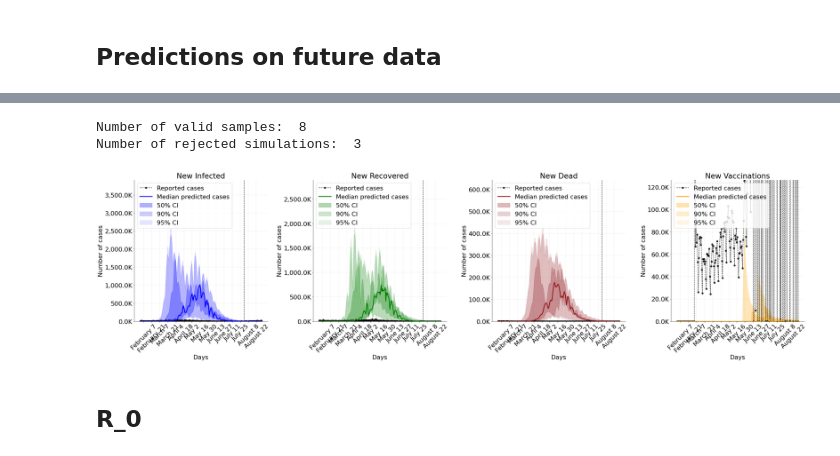
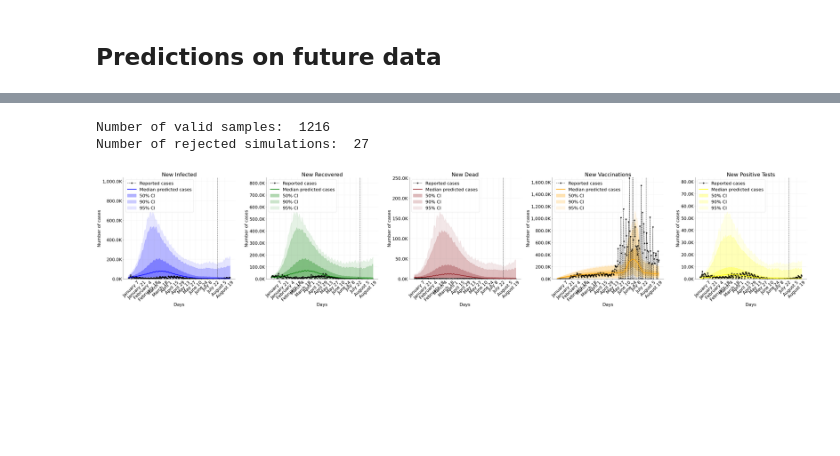
Before and after one commit to totalimba/aml, a Jupyter notebook: Code/VaccinationModel.ipynb, the cells around one changed output, grey strips where cells are left out. Cells and saved outputs as stored; diff of their text form; code cells hidden in the pictures; blank space fills up the shorter version.

```diff
--- a/Code/VaccinationModel.ipynb
+++ b/Code/VaccinationModel.ipynb
@@ -491,7 +487,7 @@ inv_meta = {
     'w_decay': 0.0,
     'initializer': 'glorot_uniform'
 }
-n_summary = 192
+n_summary = 200
 n_inv_blocks = 6
 
 param_names = [r'$t_1$', r'$t_2$', r'$t_3$', r'$t_4$',
@@ -502,7 +498,7 @@ param_names = [r'$t_1$', r'$t_2$', r'$t_3$', r'$t_4$',
                r'$\sigma_I$', r'$\sigma_R$', r'$\sigma_D$', r'$\sigma_V$', r'$\sigma_T$',
                r'$v_1$', r'$v_2$', r'$v_3$', r'$v_4$',
                r'$\alpha$', r'$\alpha_v$', r'$\beta$', r'$\beta_v$', r'$\gamma$',
-               r'$\eta$', r'$\theta$', r'$\delta$', r'$\delta_v$', r'$d$',
+               r'$\eta$', r'$\theta$', r'$\theta_t$', r'$\delta$', r'$\delta_v$', r'$d$',
                r'$\epsilon$', r'$\tau$']
 
 theta_dim = len(param_names)
@@ -1064,24 +1036,26 @@ def plot_predictions_future(n_samples,
     if filename is not None:
         f.savefig("figures/{}.png".format(filename), dpi=300)
 # %%
-#date_data_begin = datetime.date(2020,3,1)
-date_data_end_f = datetime.date(2021,9,1)
+date_data_begin = datetime.date(2021,1,1)
+date_data_end = datetime.date(2021,9,1)
 
-
+days_until_full_protection = 14
 format_date = lambda date_py: '{}/{}/{}'.format(date_py.month, date_py.day,
                                                  str(date_py.year)[2:4])
+format_percentage = lambda percentage: float('0.{}{}'.format(percentage[0:2], percentage[3]))
+
 date_formatted_begin = format_date(date_data_begin)
-date_formatted_end_f = format_date(date_data_end_f)
+date_formatted_end = format_date(date_data_end)
 
-cases_obs_f =  np.array(
+cases_obs_f = np.array(
     confirmed_cases.loc[confirmed_cases["Country/Region"] == "Germany",
-                        date_formatted_begin:date_formatted_end_f])[0]
+                        date_formatted_begin:date_formatted_end])[0]
 recovered_obs_f =  np.array(
     recovered_cases.loc[recovered_cases["Country/Region"] == "Germany",
-                        date_formatted_begin:date_formatted_end_f])[0]
+                        date_formatted_begin:date_formatted_end], dtype = np.int64)[0]
 dead_obs_f =  np.array(
     dead_cases.loc[dead_cases["Country/Region"] == "Germany",
-                        date_formatted_begin:date_formatted_end_f])[0]
+                        date_formatted_begin:date_formatted_end])[0]
 
 # filter the vaccinations according to the start and end date
 vaccinated_f = vaccinations[(vaccinations["Country_Region"] == "Germany") &
@@ -1089,9 +1063,18 @@ vaccinated_f = vaccinations[(vaccinations["Country_Region"] == "Germany") &
                           (pd.to_datetime(vaccinations["Date"]) <= pd.to_datetime(date_data_end))]
 # filter only the column of fully vaccinated persons
 vaccinated_f = np.array(vaccinated_f)[:,4]
-vaccinated_f = np.concatenate([np.zeros(cases_obs_f.shape[0] - vaccinated_f.shape[0]), vaccinated_f]).astype(int)
+vaccinated_f = np.concatenate([np.zeros(days_until_full_protection + cases_obs_f.shape[0] - vaccinated_f.shape[0]), vaccinated_f[:-14]]).astype(int)
 
-data_germany_f = np.stack([cases_obs_f, recovered_obs_f, dead_obs_f, vaccinated_f]).T
+nonsymptomatic_obs = nonsymptomatic[nonsymptomatic[:,0]=="2021", 7]
+nonsymptomatic_rate = np.zeros(len(nonsymptomatic_obs)*7)
+for i in range(len(nonsymptomatic_obs)):
+    rate = format_percentage(nonsymptomatic_obs[i])
+    nonsymptomatic_rate[7*i:7*(i+1)] = [rate] *7
+
+data_germany_f = np.stack([cases_obs_f, recovered_obs_f, dead_obs_f, vaccinated_f, np.zeros(len(cases_obs_f))]).T
 data_germany_f = np.diff(data_germany_f, axis=0)
+data_germany_f[:,4] = np.array(data_germany_f[:,0] * nonsymptomatic_rate[:data_germany_f.shape[0]], dtype='int32')
+data_germany_f[:,0] = data_germany_f[:,0] - data_germany_f[:,4]
+
 T_f = data_germany_f.shape[0]
 # %%
@@ -1128,18 +1096,16 @@ KeyboardInterrupt: ignored
 # %%
-plot_predictions_future(50000,
+plot_predictions_future(1000,
                  data_germany_tensor,
                  data_germany_f,
                  N_germany,
                  T_f,
                  logscale=False,
                  sim_diff=16,
                  cumulative=False,
-                 figsize=(36, 10),
+                 figsize=(50, 10),
                  font_size=22,
                  filename='Predicted_New_Uninformative')
 # %% [output]
-Number of valid samples:  8
-Number of rejected simulations:  3
+Number of valid samples:  1216
+Number of rejected simulations:  27
-[figure, old version]
+[figure, new version]
-# %% [markdown]
-## R_0
```
Also changed, not shown: parts of 27 cells of this notebook, 15 other files.
